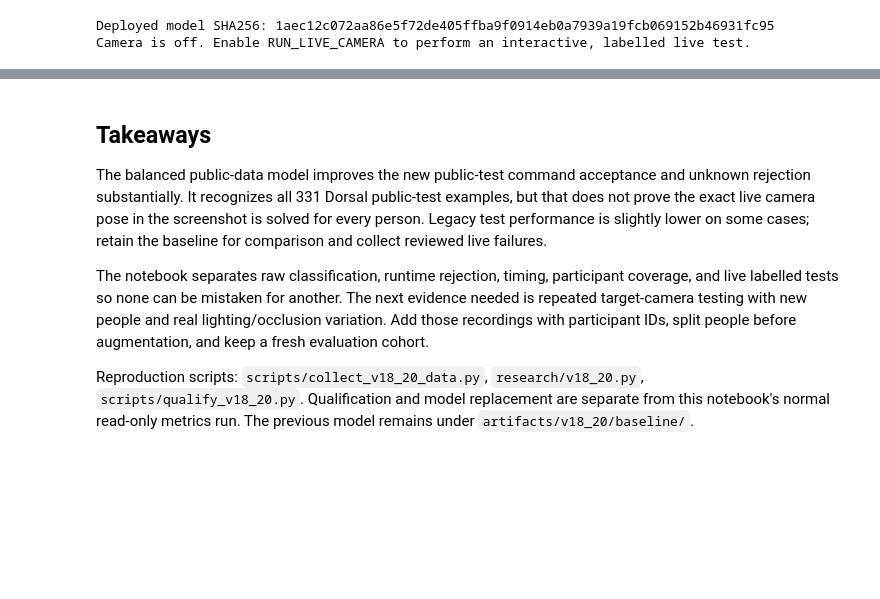
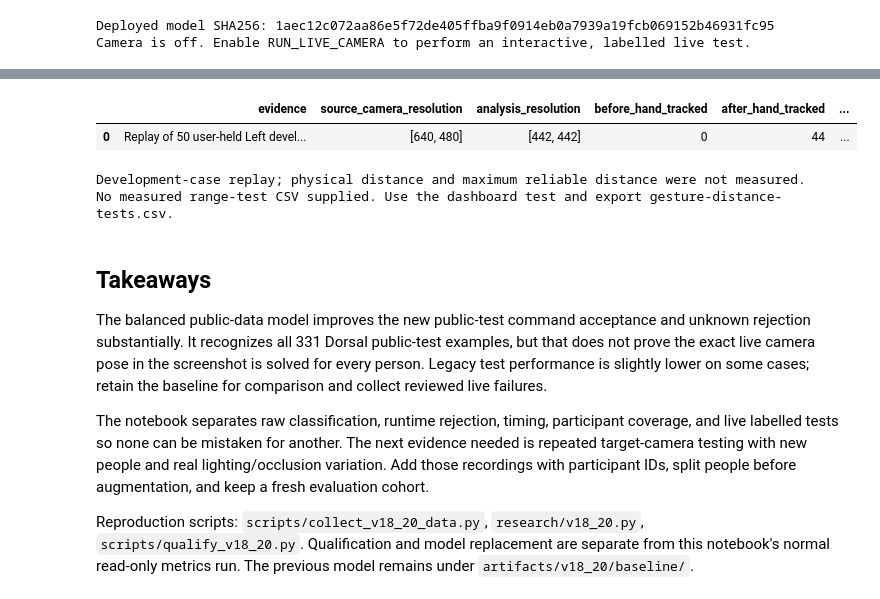
Before and after one commit to MuhaiminulJamee/Custom-Hand-Gesture-Recognition, a Jupyter notebook: gesture-dashboard-onnx-ncm-camera/v18_20.ipynb, the cells around one changed output, grey strips where cells are left out. Cells and saved outputs as stored; diff of their text form; code cells hidden in the pictures; blank space fills up the shorter version.

Commit message:
Improve distant hand tracking and add range diagnostics

```diff
--- a/gesture-dashboard-onnx-ncm-camera/v18_20.ipynb
+++ b/gesture-dashboard-onnx-ncm-camera/v18_20.ipynb
@@ -511,3 +526,31 @@ Camera is off. Enable RUN_LIVE_CAMERA to perform an interactive, labelled live t
+# %%
+left_case = ARTIFACTS / 'left_range_regression.json'
+if left_case.exists():
+    display(pd.DataFrame([json.loads(left_case.read_text())]))
+    print('Development-case replay; physical distance and maximum reliable distance were not measured.')
+range_csv = ROOT / 'gesture-distance-tests.csv'
+if range_csv.exists():
+    range_rows = pd.read_csv(range_csv)
+    required = {'measured_m', 'expected', 'hand_found', 'command_correct', 'estimated_m', 'processing_ms'}
+    assert required.issubset(range_rows.columns), f'Missing columns: {required - set(range_rows.columns)}'
+    for column in ['hand_found', 'command_correct']:
+        values = range_rows[column].astype(str).str.lower()
+        assert values.isin(['true', 'false']).all(), f'Invalid boolean values in {column}'
+        range_rows[column] = values.eq('true')
+    range_rows['distance_absolute_error_m'] = (range_rows.estimated_m - range_rows.measured_m).abs()
+    range_summary = range_rows.groupby(['measured_m', 'expected']).agg(
+        observations=('hand_found', 'size'), hand_tracking_rate=('hand_found', 'mean'),
+        correct_confirmed_rate=('command_correct', 'mean'),
+        valid_distance_estimates=('estimated_m', 'count'), distance_mae_m=('distance_absolute_error_m', 'mean'),
+        pipeline_p95_ms=('processing_ms', lambda values: values.quantile(.95)))
+    display(range_summary)
+else:
+    print('No measured range-test CSV supplied. Use the dashboard test and export gesture-distance-tests.csv.')
+# %% [output]
+|  | evidence | source_camera_resolution | analysis_resolution | before_hand_tracked | after_hand_tracked | ... |
+| 0 | Replay of 50 user-held Left devel... | [640, 480] | [442, 442] | 0 | 44 | ... |
+Development-case replay; physical distance and maximum reliable distance were not measured.
+No measured range-test CSV supplied. Use the dashboard test and export gesture-distance-tests.csv.
 # %% [markdown]
 ## Takeaways
 
```
Also changed, not shown: parts of 2 cells of this notebook, 21 other files.
